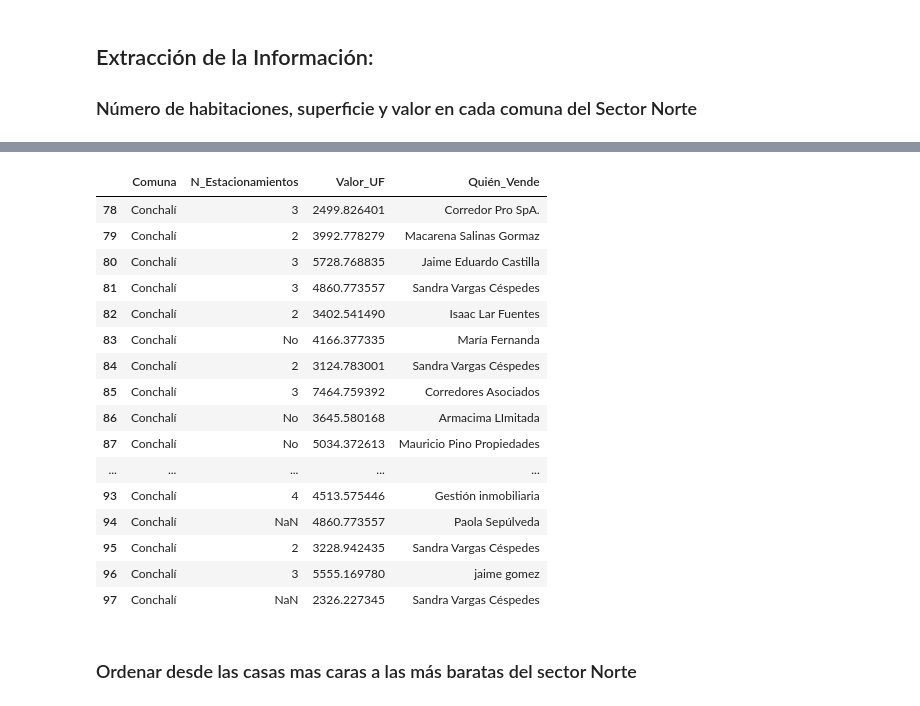
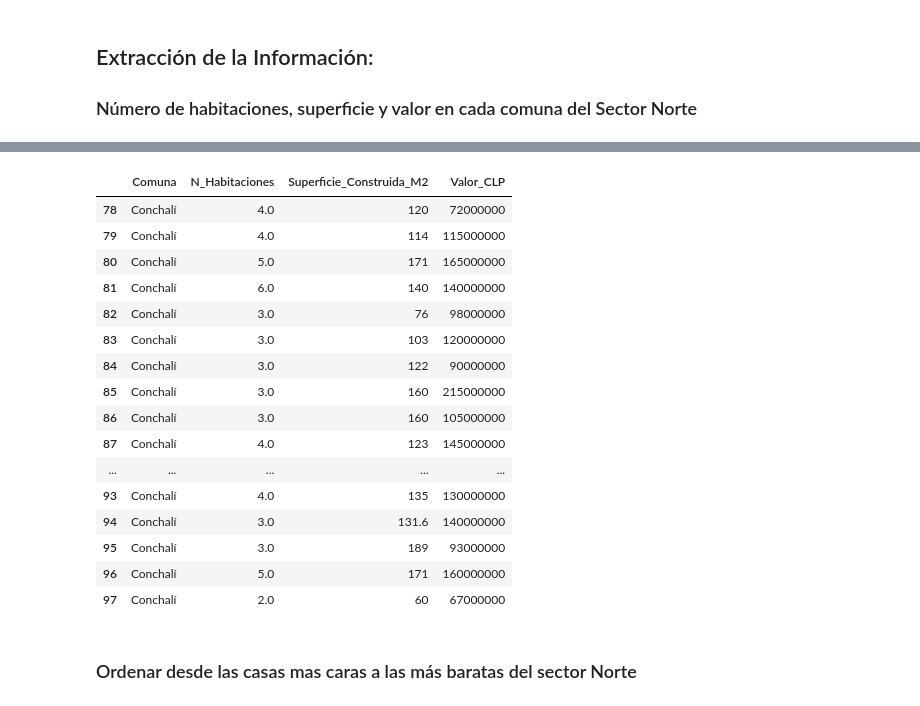
Before and after one commit to Seba-es/Venta_Casas_RM, a Jupyter notebook: analisis.ipynb, the cells around one changed output, grey strips where cells are left out. Saved outputs shown, nothing was run; the diff lists cells and outputs as text; code cells hidden in the pictures.

```diff
--- a/analisis.ipynb
+++ b/analisis.ipynb
@@ -144,23 +144,23 @@ casas_huechuraba.iloc[:,[0, 3, 6, 9]]  # extrae las habitaciones, superficie y v
 # %%
-casas_conchali.iloc[:,[0, 3, 6, 9]]  # extrae las habitaciones, superficie y valor
+casas_conchali.iloc[:,[0, 1, 5, 7]]  # extrae las habitaciones, superficie y valor
 # %% [output]
-|  | Comuna | N_Estacionamientos | Valor_UF | Quién_Vende |
-| 78 | Conchalí | 3 | 2499.826401 | Corredor Pro SpA. |
-| 79 | Conchalí | 2 | 3992.778279 | Macarena Salinas Gormaz |
-| 80 | Conchalí | 3 | 5728.768835 | Jaime Eduardo Castilla |
-| 81 | Conchalí | 3 | 4860.773557 | Sandra Vargas Céspedes |
-| 82 | Conchalí | 2 | 3402.541490 | Isaac Lar Fuentes |
-| 83 | Conchalí | No | 4166.377335 | María Fernanda |
-| 84 | Conchalí | 2 | 3124.783001 | Sandra Vargas Céspedes |
-| 85 | Conchalí | 3 | 7464.759392 | Corredores Asociados |
-| 86 | Conchalí | No | 3645.580168 | Armacima LImitada |
-| 87 | Conchalí | No | 5034.372613 | Mauricio Pino Propiedades |
+|  | Comuna | N_Habitaciones | Superficie_Construida_M2 | Valor_CLP |
+| 78 | Conchalí | 4.0 | 120 | 72000000 |
+| 79 | Conchalí | 4.0 | 114 | 115000000 |
+| 80 | Conchalí | 5.0 | 171 | 165000000 |
+| 81 | Conchalí | 6.0 | 140 | 140000000 |
+| 82 | Conchalí | 3.0 | 76 | 98000000 |
+| 83 | Conchalí | 3.0 | 103 | 120000000 |
+| 84 | Conchalí | 3.0 | 122 | 90000000 |
+| 85 | Conchalí | 3.0 | 160 | 215000000 |
+| 86 | Conchalí | 3.0 | 160 | 105000000 |
+| 87 | Conchalí | 4.0 | 123 | 145000000 |
 | ... | ... | ... | ... | ... |
-| 93 | Conchalí | 4 | 4513.575446 | Gestión inmobiliaria |
-| 94 | Conchalí | NaN | 4860.773557 | Paola Sepúlveda |
-| 95 | Conchalí | 2 | 3228.942435 | Sandra Vargas Céspedes |
-| 96 | Conchalí | 3 | 5555.169780 | jaime gomez |
-| 97 | Conchalí | NaN | 2326.227345 | Sandra Vargas Céspedes |
+| 93 | Conchalí | 4.0 | 135 | 130000000 |
+| 94 | Conchalí | 3.0 | 131.6 | 140000000 |
+| 95 | Conchalí | 3.0 | 189 | 93000000 |
+| 96 | Conchalí | 5.0 | 171 | 160000000 |
+| 97 | Conchalí | 2.0 | 60 | 67000000 |
 # %%
 # zona_norte = df[df['Comuna'] == ['Independencia'] # otra forma de extraer las comunas
 # Agrupar información sobre las casas de la zona norte
```
Also changed, not shown: parts of 3 cells of this notebook, 1 other file.
